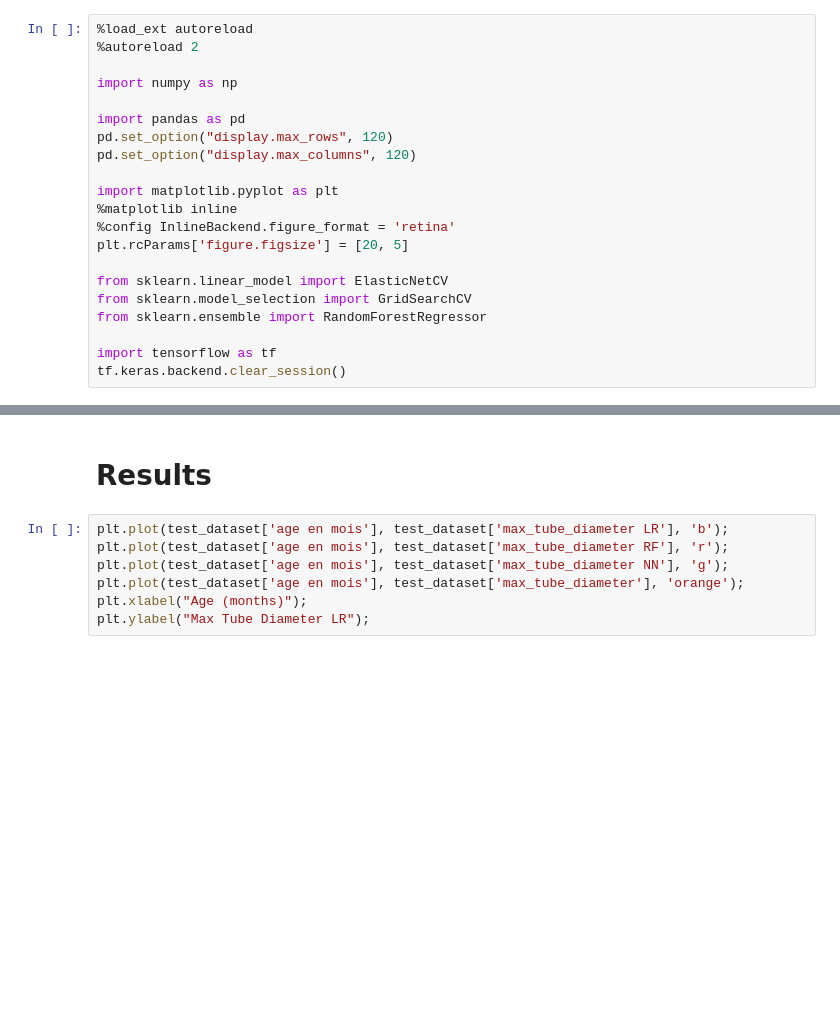
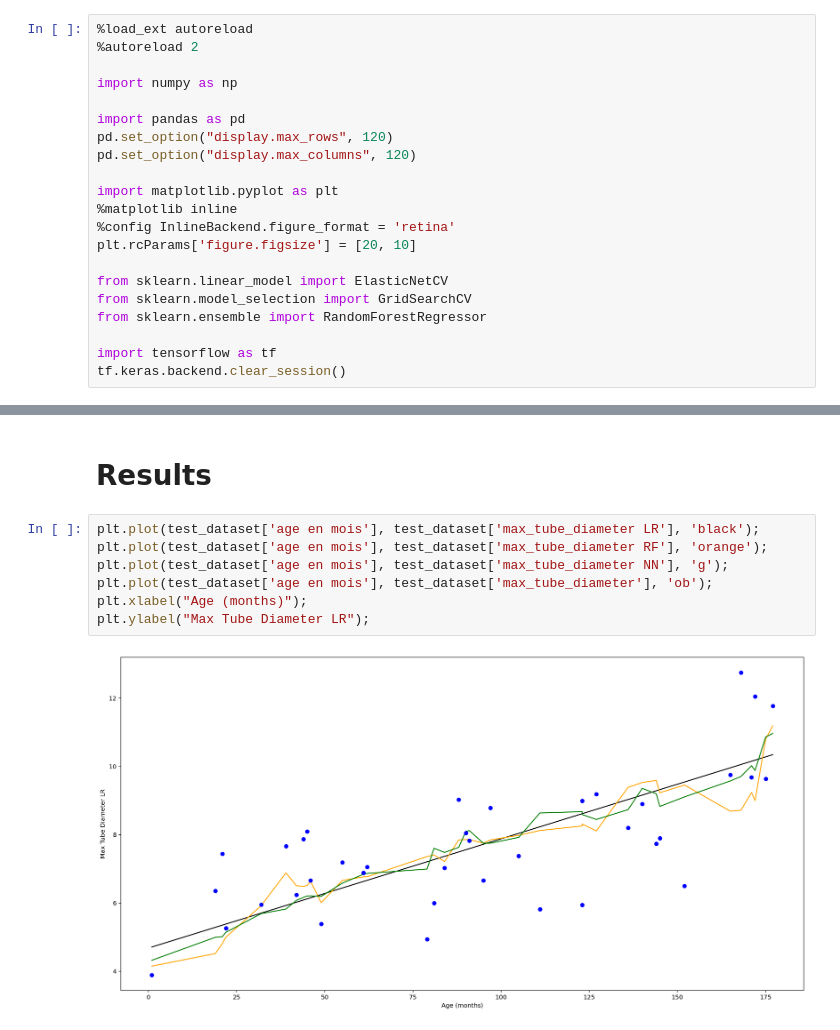
Before and after one commit to aledelmo/Tracheal_Intubation, a Jupyter notebook: prediction.ipynb, the cells around one changed output, grey strips where cells are left out. Saved outputs shown, nothing was run; the diff lists cells and outputs as text; blank space fills up the shorter version.

```diff
--- a/prediction.ipynb
+++ b/prediction.ipynb
@@ -11,7 +11,7 @@ pd.set_option("display.max_columns", 120)
 import matplotlib.pyplot as plt
 %matplotlib inline
 %config InlineBackend.figure_format = 'retina'
-plt.rcParams['figure.figsize'] = [20, 5]
+plt.rcParams['figure.figsize'] = [20, 10]
 
 from sklearn.linear_model import ElasticNetCV
 from sklearn.model_selection import GridSearchCV
@@ -152,12 +175,14 @@ test_dataset['OD cuffed NN'] = cuffed_OD[np.maximum([j if i>0 else j-1
 # %% [markdown]
 # Results
 # %%
-plt.plot(test_dataset['age en mois'], test_dataset['max_tube_diameter LR'], 'b');
-plt.plot(test_dataset['age en mois'], test_dataset['max_tube_diameter RF'], 'r');
+plt.plot(test_dataset['age en mois'], test_dataset['max_tube_diameter LR'], 'black');
+plt.plot(test_dataset['age en mois'], test_dataset['max_tube_diameter RF'], 'orange');
 plt.plot(test_dataset['age en mois'], test_dataset['max_tube_diameter NN'], 'g');
-plt.plot(test_dataset['age en mois'], test_dataset['max_tube_diameter'], 'orange');
+plt.plot(test_dataset['age en mois'], test_dataset['max_tube_diameter'], 'ob');
 plt.xlabel("Age (months)");
 plt.ylabel("Max Tube Diameter LR");
+# %% [output]
+[figure, added]
 # %%
 print('--- Cuffless predictions ---')
 print()
```
Also changed, not shown: parts of 5 cells of this notebook, 1 other file.
